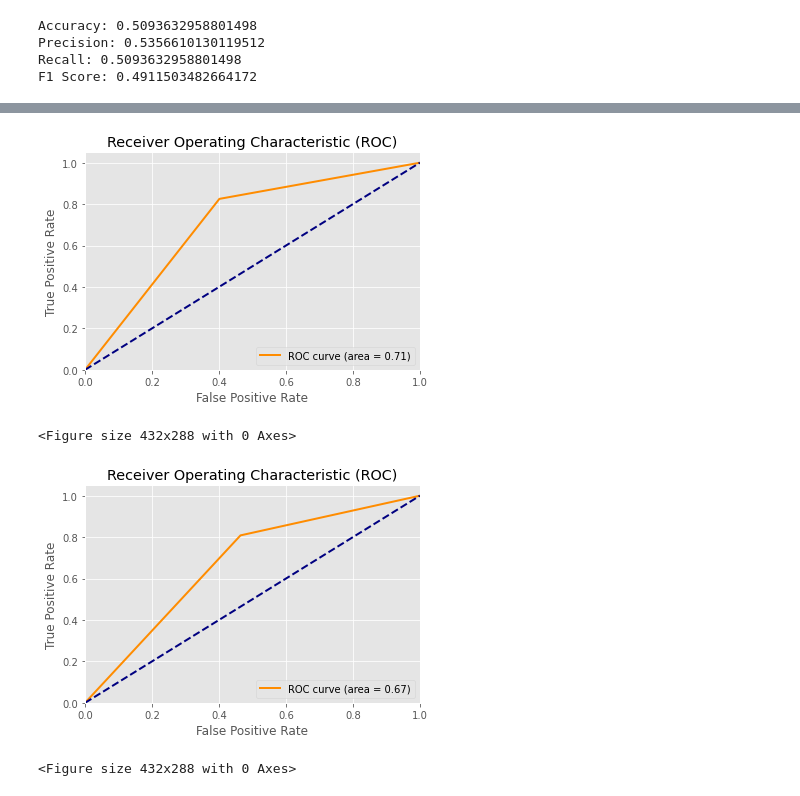
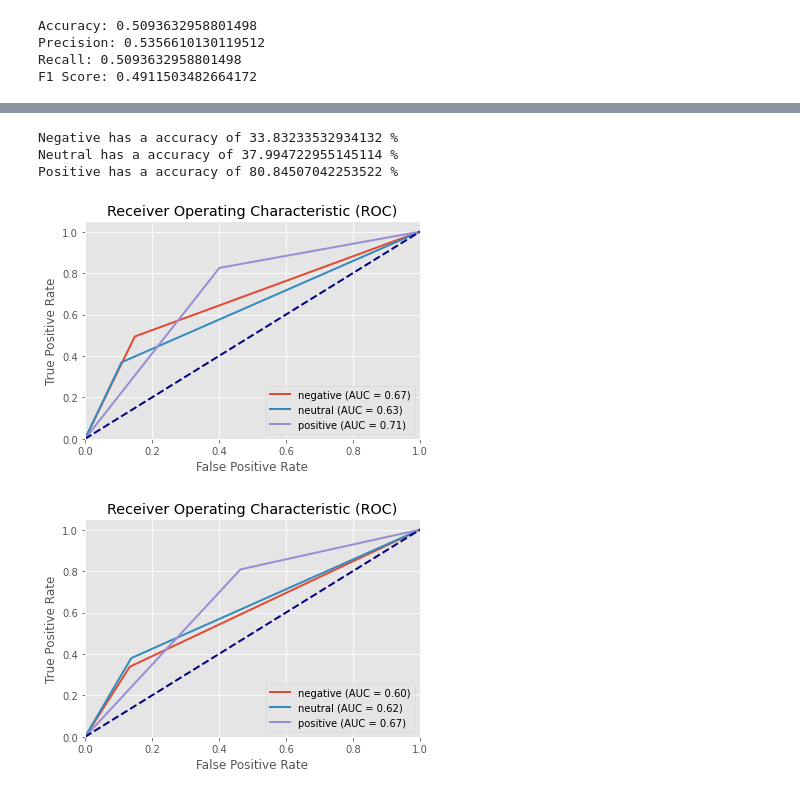
Before and after one commit to ao9000/SC4021-Project, a Jupyter notebook: Polarity_and_Subjectivity_Detection.ipynb, the cells around one changed output, grey strips where cells are left out. Cells and saved outputs as stored; diff of their text form; code cells hidden in the pictures.

```diff
--- a/Polarity_and_Subjectivity_Detection.ipynb
+++ b/Polarity_and_Subjectivity_Detection.ipynb
@@ -91,8 +92,23 @@ KIV : Does not account for relationship between words
 # %%
 sia = SentimentIntensityAnalyzer()
 # %%
+classified_count = 0
+
+# Start the timer
+start_time = time.time()
+
 res = {}
 for i,row in tqdm(df.iterrows(), total=len(df)):
     text =row['text']
     myid = row['row_id']
     res[myid]= sia.polarity_scores(text)
+    classified_count += 1
+
+elapsed_time = time.time() - start_time
+
+# Calculate the records classified per second
+records_per_second = classified_count / elapsed_time
+
+print(f"Total records classified: {classified_count}")
+print(f"Time taken: {elapsed_time} seconds")
+print(f"Records classified per second: {records_per_second}")
@@ -375,39 +456,63 @@ plt.savefig('confusion_matrix_textblob.png')
+# %%
+Negative = cm[0][0]/(cm[0][0]+cm[0][1]+cm[0][2])*100
+print("Negative has a accuracy of {} %".format(Negative))
+
+Neutral = cm[1][1]/(cm[1][1]+cm[1][0]+cm[1][2])*100
+print("Neutral has a accuracy of {} %".format(Neutral))
+
+Positive = cm[2][2]/(cm[2][2]+cm[2][0]+cm[2][1])*100
+print("Positive has a accuracy of {} %".format(Positive))
+# %% [output]
+Negative has a accuracy of 33.83233532934132 %
+Neutral has a accuracy of 37.994722955145114 %
+Positive has a accuracy of 80.84507042253522 %
 # %%
 
 labels = merged_df['annotator_combined']
 classes = ['negative', 'neutral', 'positive']
 y_true = label_binarize(labels, classes=classes)
 
 # Assuming 'positive' class is considered as the positive class
 # Convert sentiment scores to binary predictions
 predicted_scores = merged_df['vader_sentiment']
 y_score = label_binarize(predicted_scores, classes=classes)
 n_classes = len(classes)
 
 # Compute ROC curve and ROC area for each class
 fpr = dict()
 tpr = dict()
 roc_auc = dict()
 for i in range(n_classes):
     fpr[i], tpr[i], _ = roc_curve(y_true[:, i], y_score[:, i])
     roc_auc[i] = auc(fpr[i], tpr[i])
 
 # Plot ROC curve for the positive class
+# plt.figure()
+# plt.plot(fpr[2], tpr[2], color='darkorange', lw=2, label='ROC curve (area = %0.2f)' % roc_auc[2])
+# plt.plot([0, 1], [0, 1], color='navy', lw=2, linestyle='--')
+# plt.xlim([0.0, 1.0])
+# plt.ylim([0.0, 1.05])
+# plt.xlabel('False Positive Rate')
+# plt.ylabel('True Positive Rate')
+# plt.title('Receiver Operating Characteristic (ROC)')
+# plt.legend(loc="lower right")
+# plt.show()
+
+# plt.savefig('roc_vader.png')
 plt.figure()
-plt.plot(fpr[2], tpr[2], color='darkorange', lw=2, label='ROC curve (area = %0.2f)' % roc_auc[2])
+for i, class_name in enumerate(classes):
+    plt.plot(fpr[i], tpr[i], lw=2, label='%s (AUC = %0.2f)' % (class_name, roc_auc[i]))
+
 plt.plot([0, 1], [0, 1], color='navy', lw=2, linestyle='--')
 plt.xlim([0.0, 1.0])
 plt.ylim([0.0, 1.05])
 plt.xlabel('False Positive Rate')
 plt.ylabel('True Positive Rate')
 plt.title('Receiver Operating Characteristic (ROC)')
 plt.legend(loc="lower right")
 plt.show()
-
-plt.savefig('roc_vader.png')
 # %% [output]
-[figure, old version]
+[figure, new version]
-<Figure size 432x288 with 0 Axes>
 # %%
 from sklearn.metrics import roc_curve, precision_recall_curve
 from sklearn.preprocessing import label_binarize
@@ -432,8 +537,21 @@ for i in range(n_classes):
     roc_auc[i] = auc(fpr[i], tpr[i])
 
 # Plot ROC curve for the positive class
+# plt.figure()
+# plt.plot(fpr[2], tpr[2], color='darkorange', lw=2, label='ROC curve (area = %0.2f)' % roc_auc[2])
+# plt.plot([0, 1], [0, 1], color='navy', lw=2, linestyle='--')
+# plt.xlim([0.0, 1.0])
+# plt.ylim([0.0, 1.05])
+# plt.xlabel('False Positive Rate')
+# plt.ylabel('True Positive Rate')
+# plt.title('Receiver Operating Characteristic (ROC)')
+# plt.legend(loc="lower right")
+# plt.show()
+# plt.savefig('roc_textblob.png')
 plt.figure()
-plt.plot(fpr[2], tpr[2], color='darkorange', lw=2, label='ROC curve (area = %0.2f)' % roc_auc[2])
+for i, class_name in enumerate(classes):
+    plt.plot(fpr[i], tpr[i], lw=2, label='%s (AUC = %0.2f)' % (class_name, roc_auc[i]))
+
 plt.plot([0, 1], [0, 1], color='navy', lw=2, linestyle='--')
 plt.xlim([0.0, 1.0])
 plt.ylim([0.0, 1.05])
@@ -442,7 +560,5 @@ plt.ylabel('True Positive Rate')
 plt.title('Receiver Operating Characteristic (ROC)')
 plt.legend(loc="lower right")
 plt.show()
-plt.savefig('roc_textblob.png')
 # %% [output]
-[figure, old version]
+[figure, new version]
-<Figure size 432x288 with 0 Axes>
```
Also changed, not shown: parts of 15 cells of this notebook.
